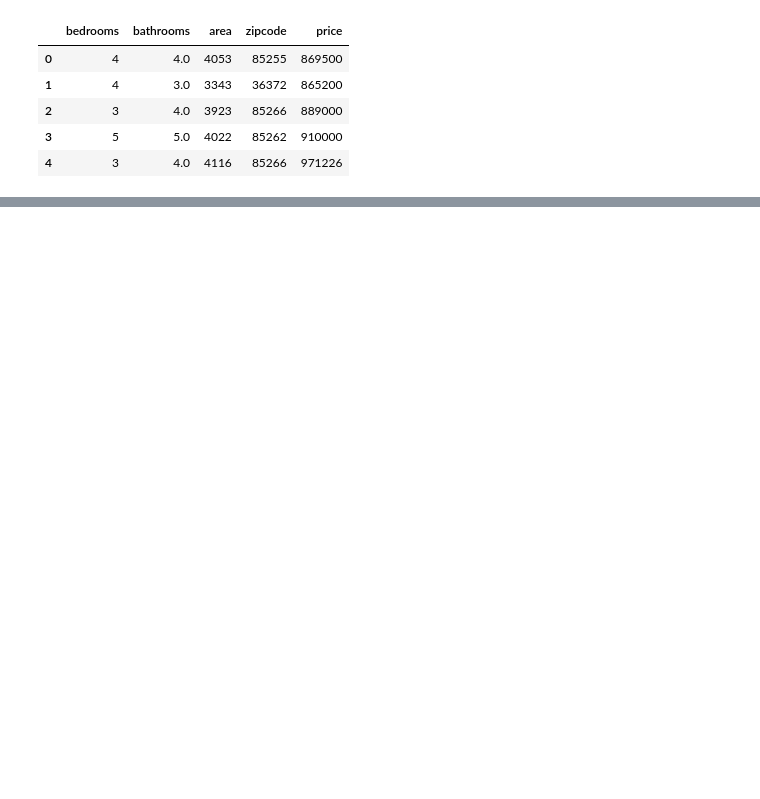
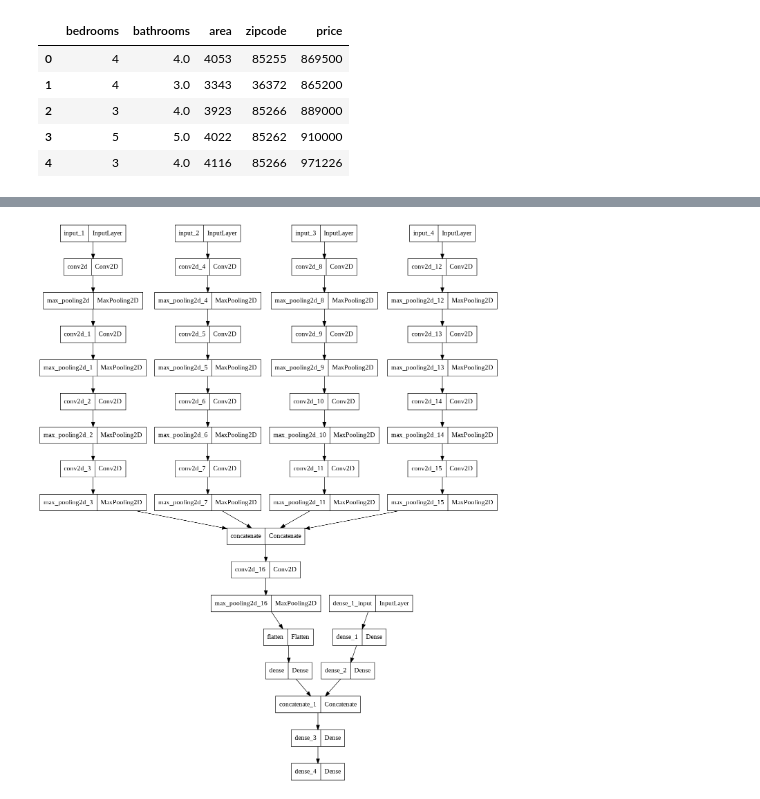
Before and after one commit to ashkanb77/House-Price-Estimation, a Jupyter notebook: HousesPrice.ipynb, the cells around one changed output, grey strips where cells are left out. Cells and saved outputs as stored; diff of their text form; code cells hidden in the pictures; blank space fills up the shorter version.

```diff
--- a/HousesPrice.ipynb
+++ b/HousesPrice.ipynb
@@ -53,0 +135,5 @@ plt.imshow(images[7][...,::-1])
+# %%
+m2 = Sequential([
+                 Dense(64, activation='linear', input_dim=52),
+                 Dense(128, activation='linear')
+])
@@ -53,0 +156,10 @@ plt.imshow(images[7][...,::-1])
+# %%
+conc_models = concatenate([m1.output, m2.output])
+dense2 = Dense(128, activation='linear')(conc_models)
+output_layer = Dense(1, activation='linear')(dense2)
+# %%
+model = Model(inputs=[m1.input, m2.input], outputs=output_layer)
+# %%
+plot_model(model)
+# %% [output]
+[figure, added]
```
Also changed, not shown: parts of 25 cells of this notebook.
